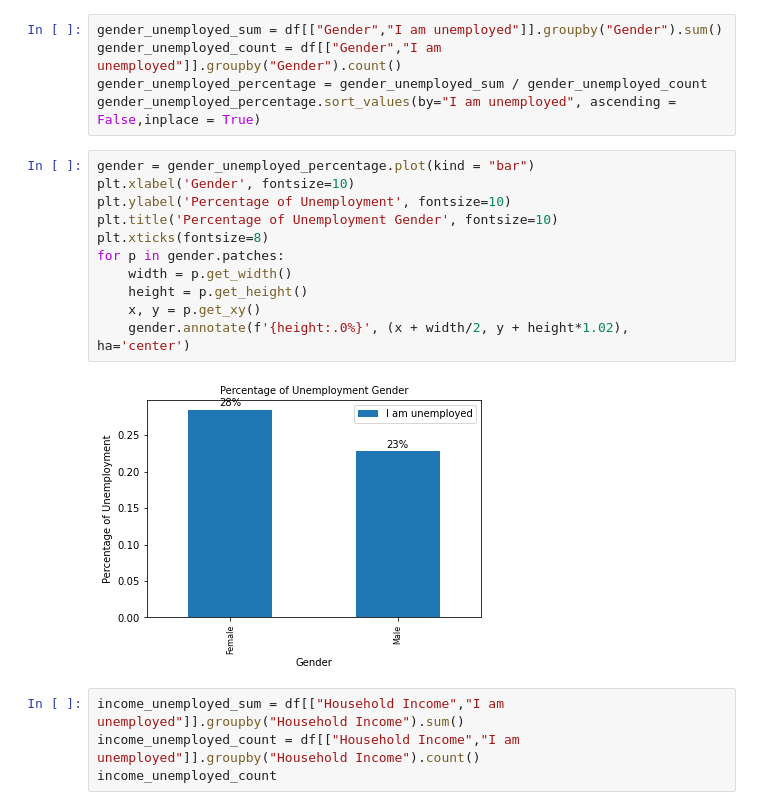
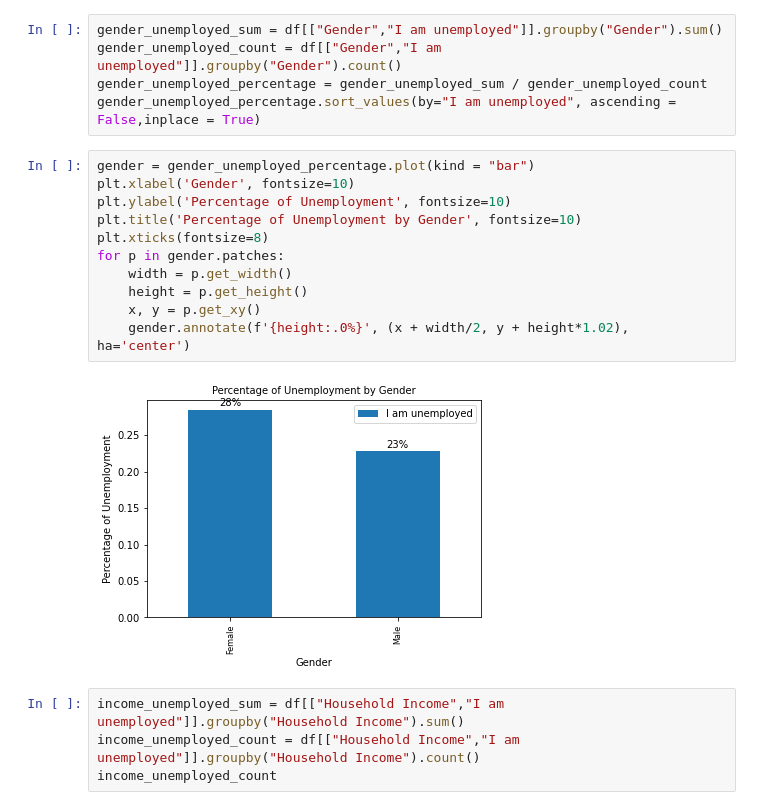
Before and after one commit to hehill/Project1_Team3, a Jupyter notebook: groupby.ipynb, the cells around one changed output. Cells and saved outputs as stored; diff of their text form.

```diff
--- a/groupby.ipynb
+++ b/groupby.ipynb
@@ -84,16 +84,16 @@ gender_unemployed_percentage.sort_values(by="I am unemployed", ascending = False
 # %%
 gender = gender_unemployed_percentage.plot(kind = "bar")
 plt.xlabel('Gender', fontsize=10)
 plt.ylabel('Percentage of Unemployment', fontsize=10)
-plt.title('Percentage of Unemployment Gender', fontsize=10)
+plt.title('Percentage of Unemployment by Gender', fontsize=10)
 plt.xticks(fontsize=8)
 for p in gender.patches:
     width = p.get_width()
     height = p.get_height()
     x, y = p.get_xy()
     gender.annotate(f'{height:.0%}', (x + width/2, y + height*1.02), ha='center')
 # %% [output]
-[figure, old version]
+[figure, new version]
 # %%
 income_unemployed_sum = df[["Household Income","I am unemployed"]].groupby("Household Income").sum()
 income_unemployed_count = df[["Household Income","I am unemployed"]].groupby("Household Income").count()
```
Also changed, not shown: parts of 9 cells of this notebook.
